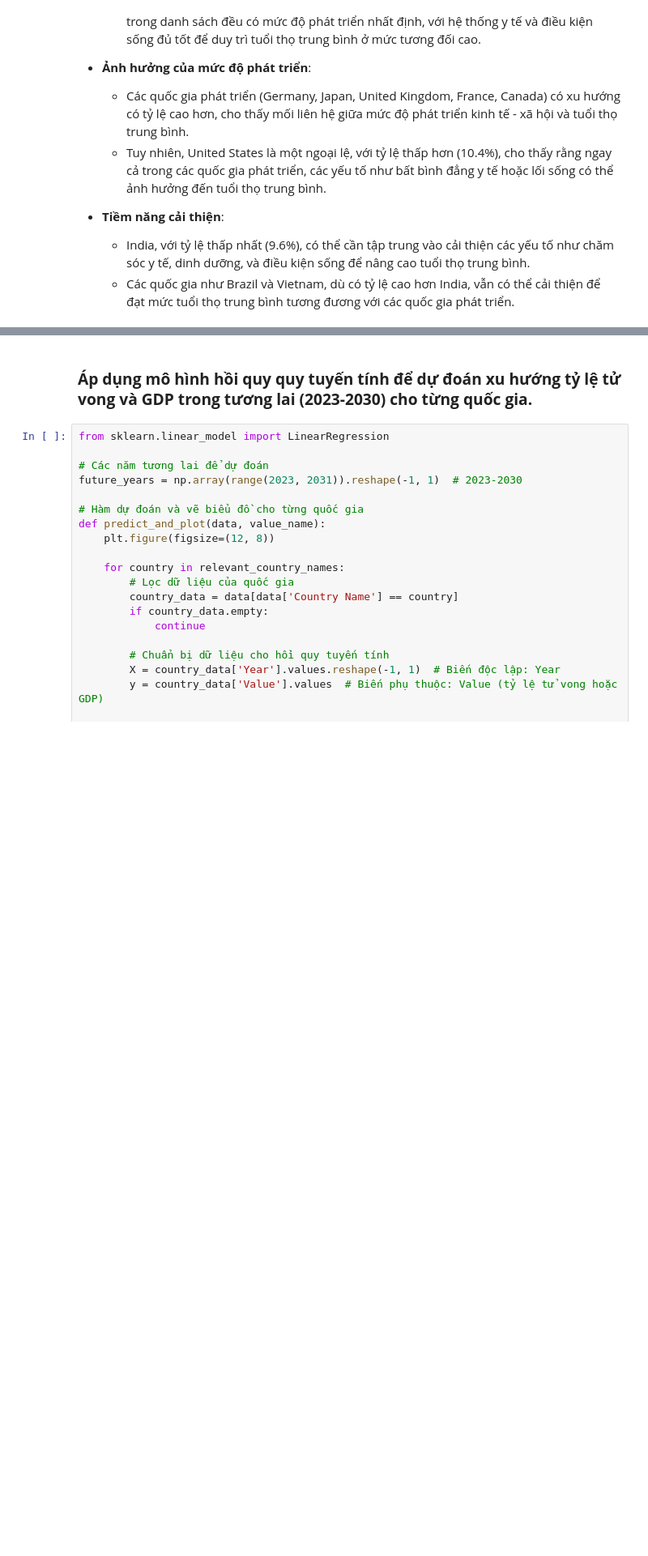
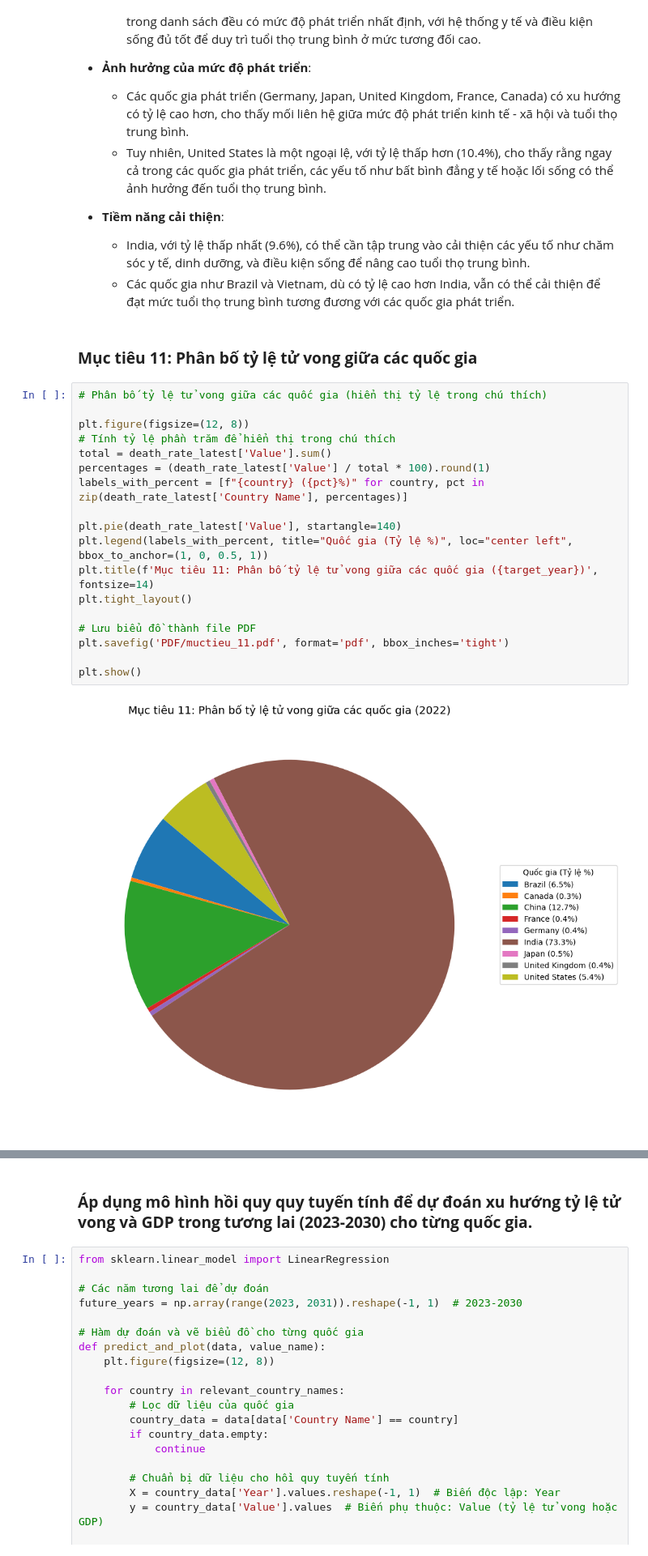
Before and after one commit to RokeMSE/-Lab02--Data-Visualization, a Jupyter notebook: 22127225_22127357_22127374.ipynb, the cells around one changed output, grey strips where cells are left out. Shown at 81% size. Saved outputs shown, nothing was run; the diff lists cells and outputs as text; blank space fills up the shorter version.

```diff
--- a/22127225_22127357_22127374.ipynb
+++ b/22127225_22127357_22127374.ipynb
@@ -1050,3 +1050,25 @@ plt.show()
 - **Tiềm năng cải thiện**:
   - India, với tỷ lệ thấp nhất (9.6%), có thể cần tập trung vào cải thiện các yếu tố như chăm sóc y tế, dinh dưỡng, và điều kiện sống để nâng cao tuổi thọ trung bình.
   - Các quốc gia như Brazil và Vietnam, dù có tỷ lệ cao hơn India, vẫn có thể cải thiện để đạt mức tuổi thọ trung bình tương đương với các quốc gia phát triển.
+# %% [markdown]
+### **Mục tiêu 11: Phân bố tỷ lệ tử vong giữa các quốc gia**
+# %%
+# Phân bố tỷ lệ tử vong giữa các quốc gia (hiển thị tỷ lệ trong chú thích)
+
+plt.figure(figsize=(12, 8))
+# Tính tỷ lệ phần trăm để hiển thị trong chú thích
+total = death_rate_latest['Value'].sum()
+percentages = (death_rate_latest['Value'] / total * 100).round(1)
+labels_with_percent = [f"{country} ({pct}%)" for country, pct in zip(death_rate_latest['Country Name'], percentages)]
+
+plt.pie(death_rate_latest['Value'], startangle=140)
+plt.legend(labels_with_percent, title="Quốc gia (Tỷ lệ %)", loc="center left", bbox_to_anchor=(1, 0, 0.5, 1))
+plt.title(f'Mục tiêu 11: Phân bố tỷ lệ tử vong giữa các quốc gia ({target_year})', fontsize=14)
+plt.tight_layout()
+
+# Lưu biểu đồ thành file PDF
+plt.savefig('PDF/muctieu_11.pdf', format='pdf', bbox_inches='tight')
+
+plt.show()
+# %% [output]
+[figure, added]
```
Also changed, not shown: parts of 13 cells of this notebook, 14 other files.
